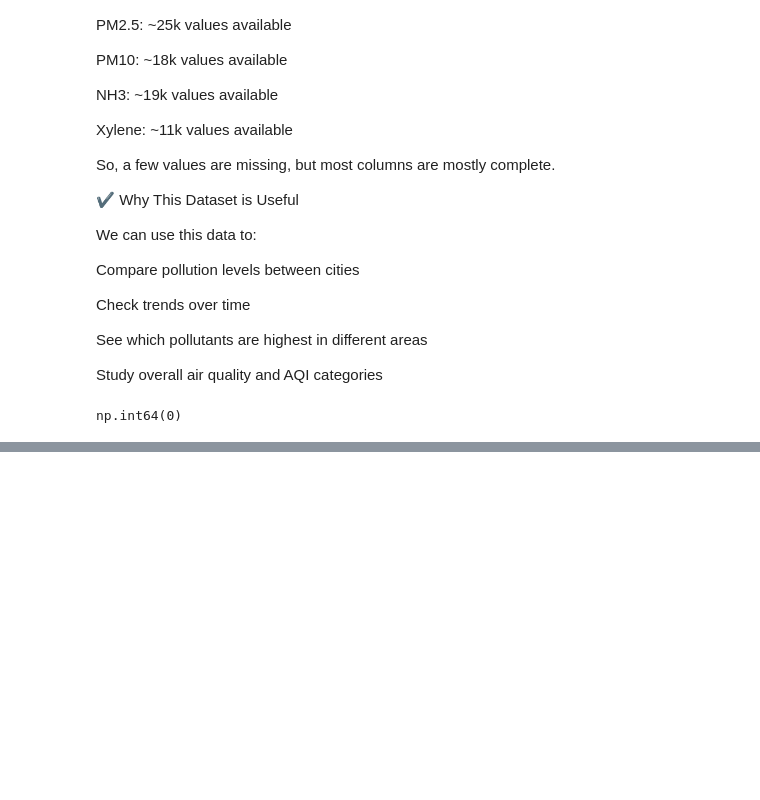
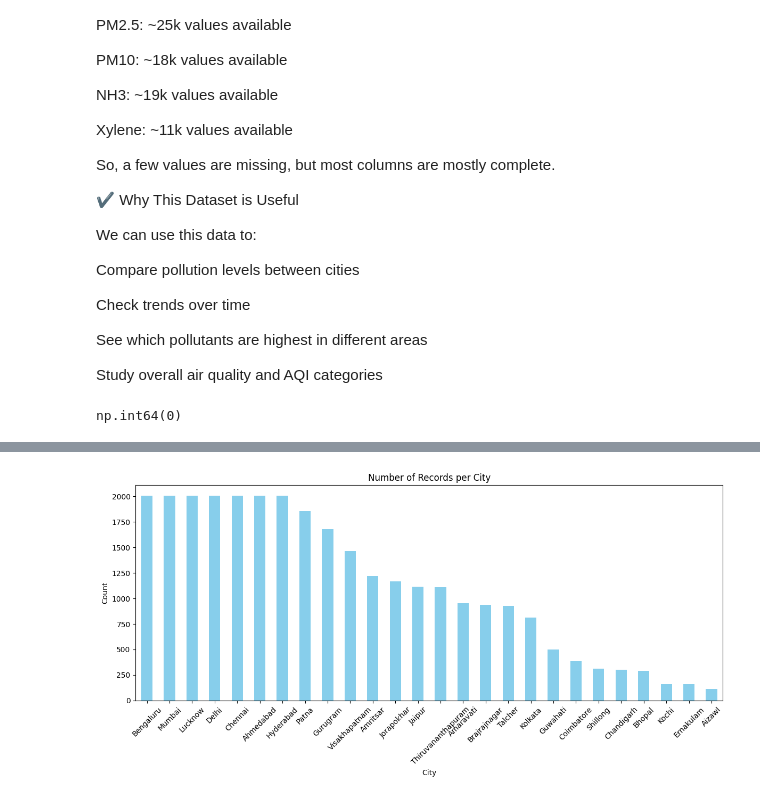
Before and after one commit to nawazullakhankayani-cadiff/St20329043_CMP7005_PRAC1.ipynb, a Jupyter notebook: St20329043_CMP7005_PRAC1.ipynb, the cells around one changed output, grey strips where cells are left out. Saved outputs shown, nothing was run; the diff lists cells and outputs as text; code cells hidden in the pictures; blank space fills up the shorter version.

```diff
--- a/St20329043_CMP7005_PRAC1.ipynb
+++ b/St20329043_CMP7005_PRAC1.ipynb
@@ -215,0 +237,15 @@ city
+# %%
+
+data = {
+    "Bengaluru":2009, "Mumbai":2009, "Lucknow":2009, "Delhi":2009, "Chennai":2009,
+    "Ahmedabad":2009, "Hyderabad":2006, "Patna":1858, "Gurugram":1679, "Visakhapatnam":1462,
+    "Amritsar":1221, "Jorapokhar":1169, "Jaipur":1114, "Thiruvananthapuram":1112, "Amaravati":951,
+    "Brajrajnagar":938, "Talcher":925, "Kolkata":814, "Guwahati":502, "Coimbatore":386,
+    "Shillong":310, "Chandigarh":304, "Bhopal":289, "Kochi":162, "Ernakulam":162, "Aizawl":113
+}
+
+pd.Series(data).sort_values(ascending=False).plot(kind='bar', figsize=(12,6), color='skyblue', title='Number of Records per City', xlabel='City', ylabel='Count', rot=45)
+plt.tight_layout()
+plt.show()
+# %% [output]
+[figure, added]
```
Also changed, not shown: parts of 15 cells of this notebook.
